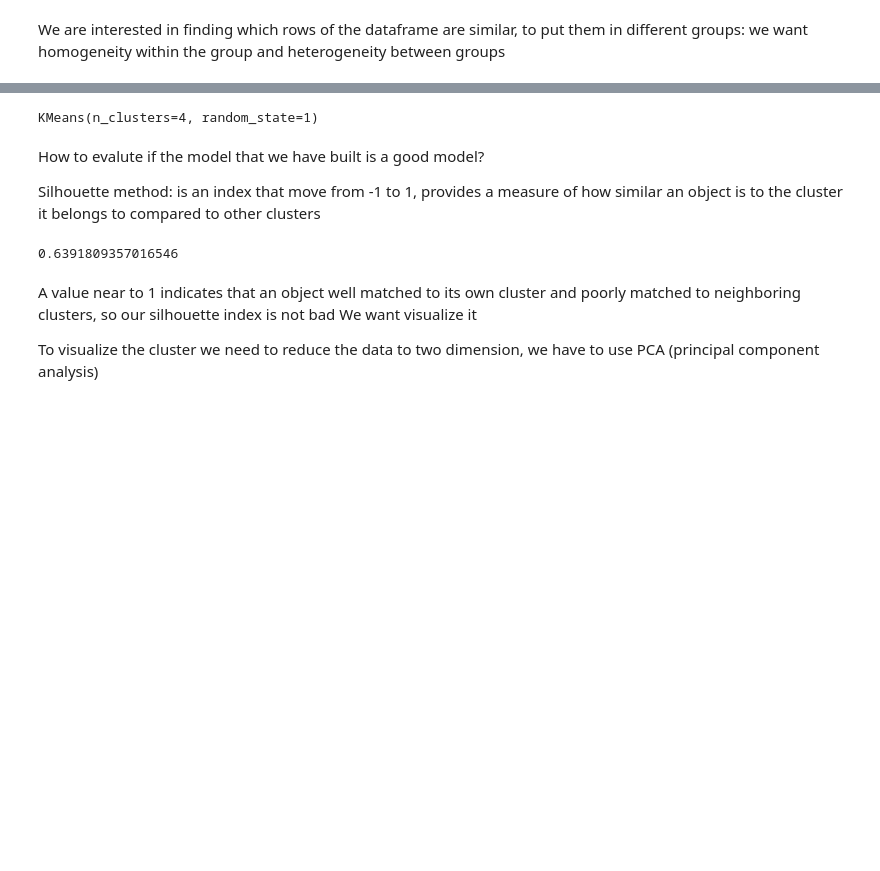
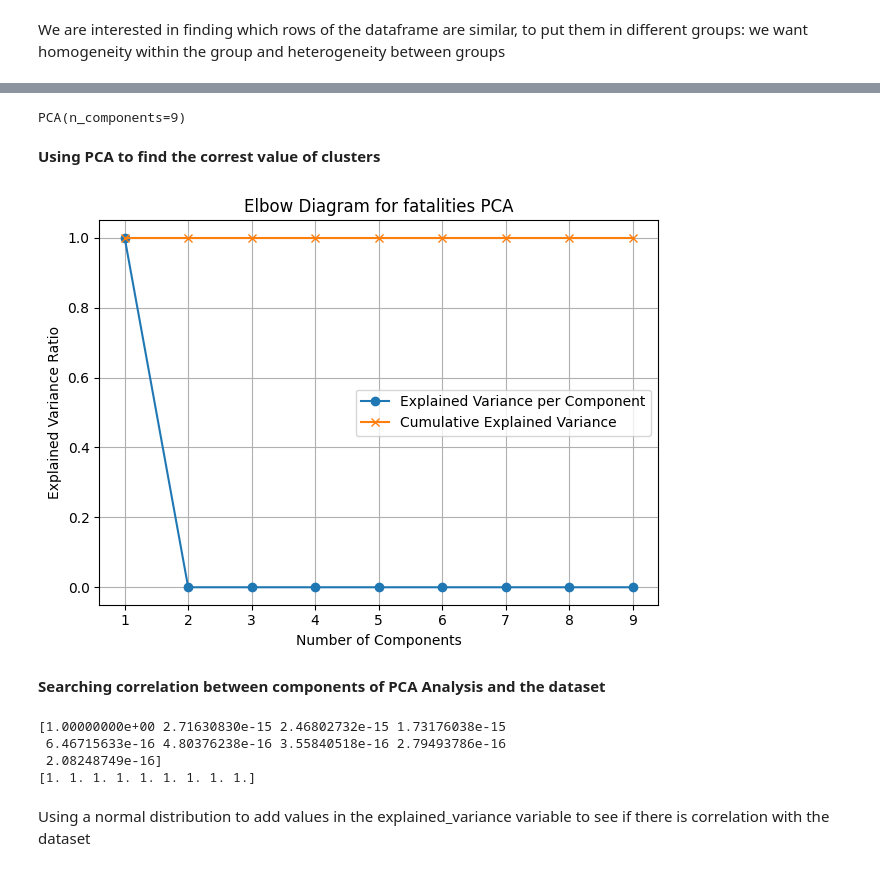
Before and after one commit to IsabellaPodavini/top_spotify_songs_2023, a Jupyter notebook: modelling.ipynb, the cells around one changed output, grey strips where cells are left out. Cells and saved outputs as stored; diff of their text form; code cells hidden in the pictures; blank space fills up the shorter version.

```diff
--- a/modelling.ipynb
+++ b/modelling.ipynb
@@ -282,8 +284,8 @@ spotify_songs_copy_df=(spotify_songs_copy_df-spotify_songs_copy_df.mean()/spotif
 #Inizialize an empty list to store the sum squared of the distance for each number of clusters
 Sum_of_squared_distances = []
 #Fit the KMeans model to the data with a range of different numbers of clusters
-K = range(1,15)
-for k in K:
-    km = KMeans(n_clusters=k)
-    km = km.fit(spotify_songs_copy_df)
-    Sum_of_squared_distances.append(km.inertia_)
+K = range(1,len(spotify_songs_copy_df.columns)+1)
+for n in K:
+    pca = PCA(n_components=n)
+    pca.fit(spotify_songs_copy_df)
+    print(n,"components, variance ratio=",pca.explained_variance_ratio_)
@@ -327,7 +307,0 @@ we can see that our 'Elbow point' is at k=4, so we try to build a model using 4
-# %%
-# Starting to build a model: inizialize the Kmeans model
-# I decide to select 4 cluster (seeing the elbow point), moreover using 5 or 6 but gives bad results
-kmeans=KMeans(n_clusters=4,random_state=1)
-kmeans.fit(spotify_songs_copy_df)
-# %% [output]
-KMeans(n_clusters=4, random_state=1)
@@ -338,14 +308,35 @@ clusters=kmeans.predict(spotify_songs_copy_df)
-# %% [markdown]
-How to evalute if the model that we have built is a good model?
-
-Silhouette method: is an index that move from -1 to 1, provides a measure of how similar an object is to the cluster it belongs to compared to other clusters
-# %%
-from sklearn.metrics import silhouette_score
-silhouette_score(spotify_songs_copy_df,clusters)
-# %% [output]
-0.6391809357016546
-# %% [markdown]
-A value near to 1 indicates that an object well matched to its own cluster and poorly matched to neighboring clusters, so our silhouette index is not bad
-We want visualize it
-
-To visualize the cluster we need to reduce the data to two dimension, we have to use PCA (principal component analysis)
+# %%
+pca = PCA(n_components=len(spotify_songs_copy_df.columns))
+pca.fit(spotify_songs_copy_df)
+# %% [output]
+PCA(n_components=9)
+# %% [markdown]
+**Using PCA to find the correst value of clusters**
+# %%
+explained_variance=pca.explained_variance_ratio_
+cumulative_explained_variance=np.cumsum(pca.explained_variance_ratio_)
+
+plt.plot(K, explained_variance,marker='o', label='Explained Variance per Component')
+
+plt.plot(K, cumulative_explained_variance,marker='x', label='Cumulative Explained Variance')
+
+plt.xlabel('Number of Components')
+plt.ylabel('Explained Variance Ratio')
+plt.title('Elbow Diagram for fatalities PCA')
+
+plt.legend()
+plt.grid(True)
+plt.tight_layout()
+plt.show()
+# %% [output]
+[figure, added]
+# %% [markdown]
+**Searching correlation between components of PCA Analysis and the dataset**
+# %%
+print(explained_variance)
+print(cumulative_explained_variance)
+# %% [output]
+[1.00000000e+00 2.71630830e-15 2.46802732e-15 1.73176038e-15
+ 6.46715633e-16 4.80376238e-16 3.55840518e-16 2.79493786e-16
+ 2.08248749e-16]
+[1. 1. 1. 1. 1. 1. 1. 1. 1.]
@@ -351,0 +345,3 @@ To visualize the cluster we need to reduce the data to two dimension, we have to
+# %% [markdown]
+
+Using a normal distribution to add values in the explained_variance variable to see if there is correlation with the dataset
```
Also changed, not shown: parts of 44 cells of this notebook.
